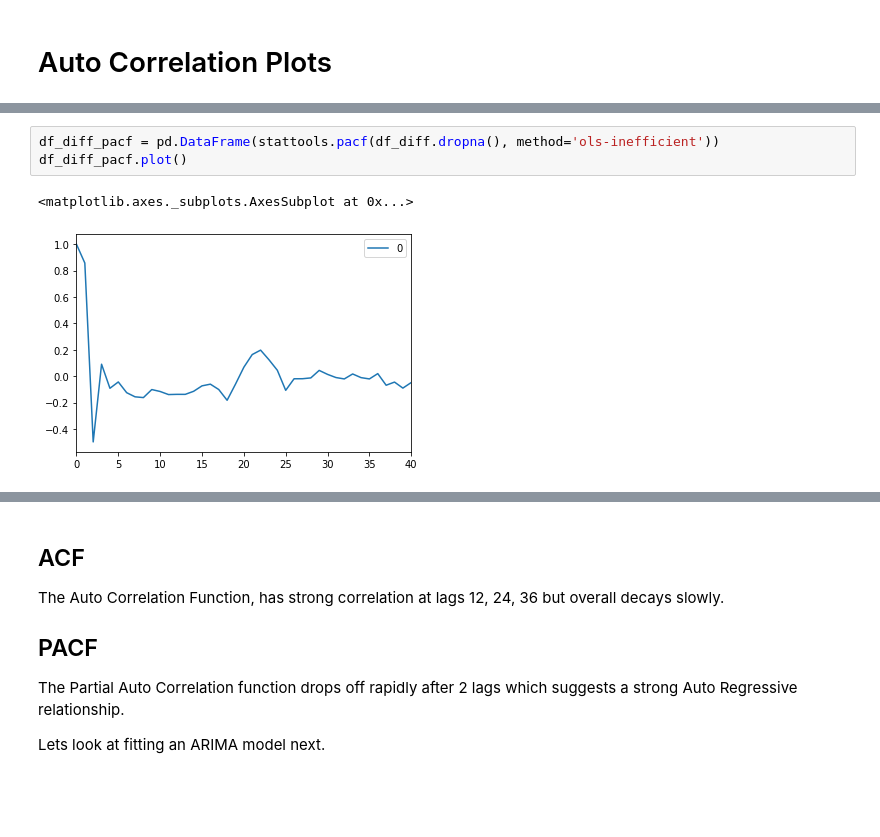
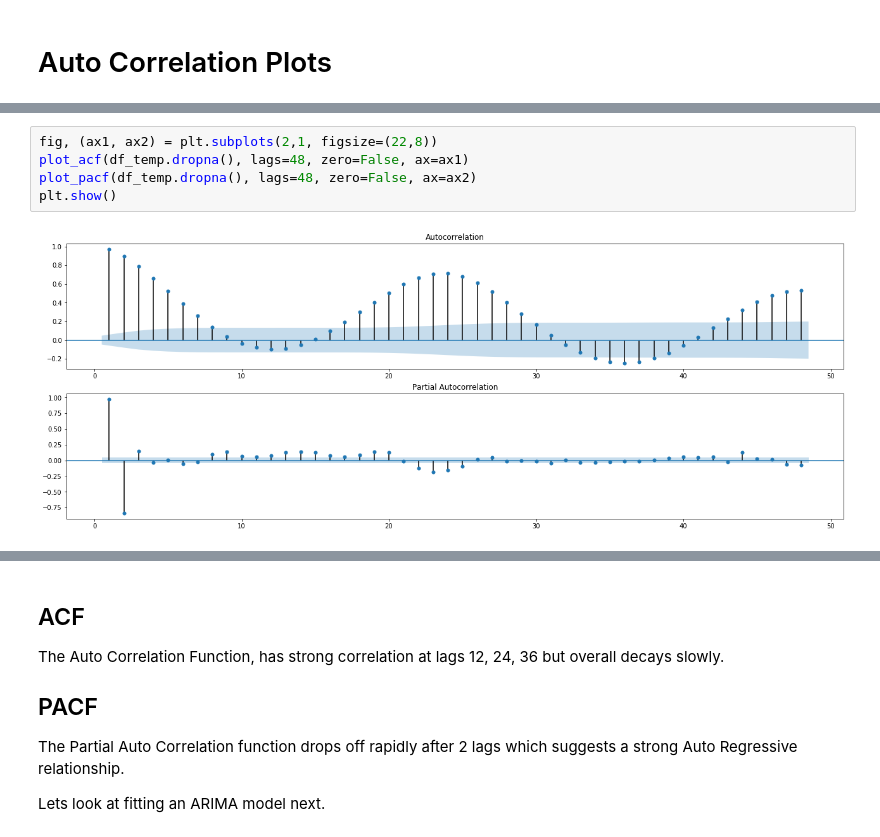
Before and after one commit to neozenith/temperature-timeseries, a Jupyter notebook: analysis.ipynb, the cells around one changed output, grey strips where cells are left out. Saved outputs shown, nothing was run; the diff lists cells and outputs as text; blank space fills up the shorter version.

```diff
--- a/analysis.ipynb
+++ b/analysis.ipynb
@@ -245,6 +216,7 @@ df_diff_acf.plot()
-# %%
-df_diff_pacf = pd.DataFrame(stattools.pacf(df_diff.dropna(), method='ols-inefficient'))
-df_diff_pacf.plot()
-# %% [output]
-<matplotlib.axes._subplots.AxesSubplot at 0x...>
-[figure, removed]
+# %%
+fig, (ax1, ax2) = plt.subplots(2,1, figsize=(22,8))
+plot_acf(df_temp.dropna(), lags=48, zero=False, ax=ax1)
+plot_pacf(df_temp.dropna(), lags=48, zero=False, ax=ax2)
+plt.show()
+# %% [output]
+[figure, added]
```
Also changed, not shown: parts of 11 cells of this notebook, 1 other file.
